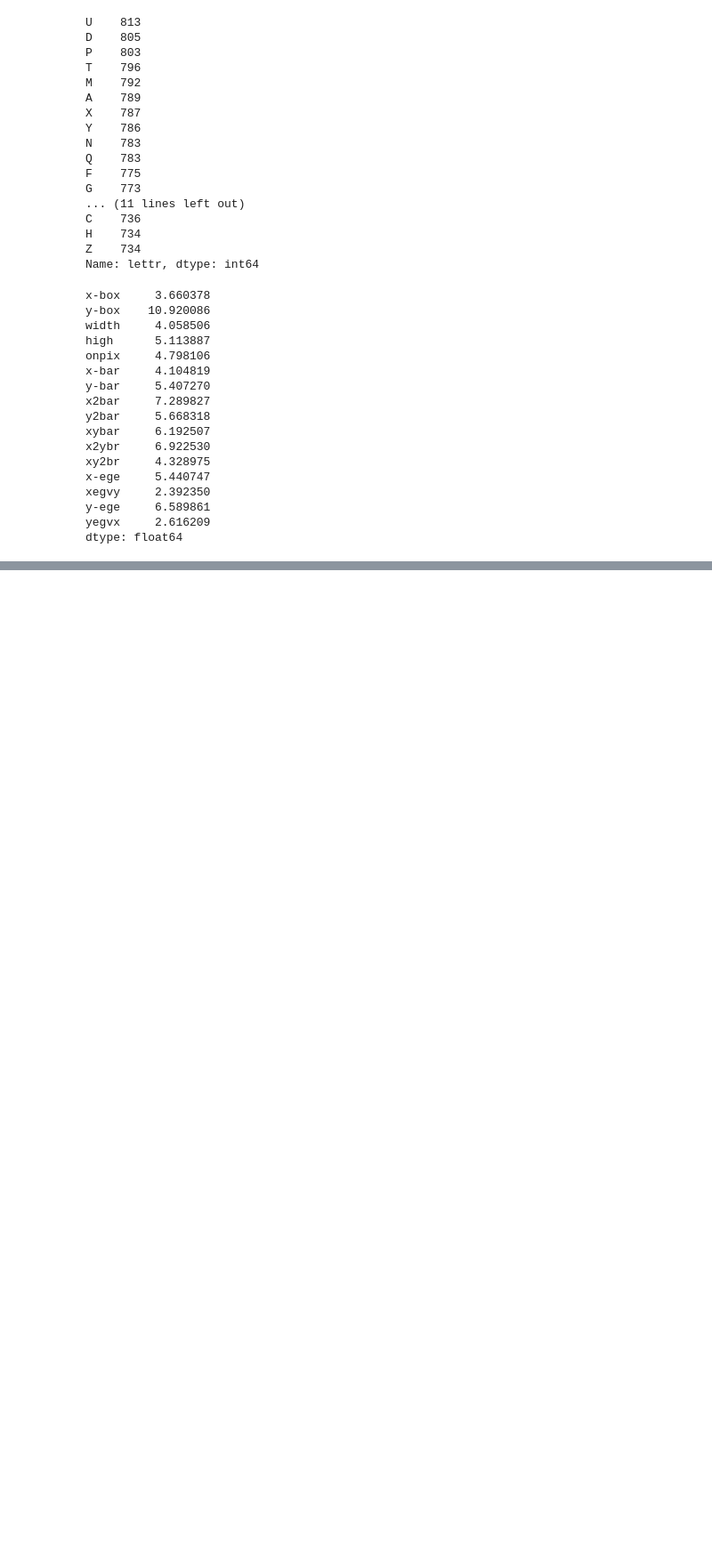
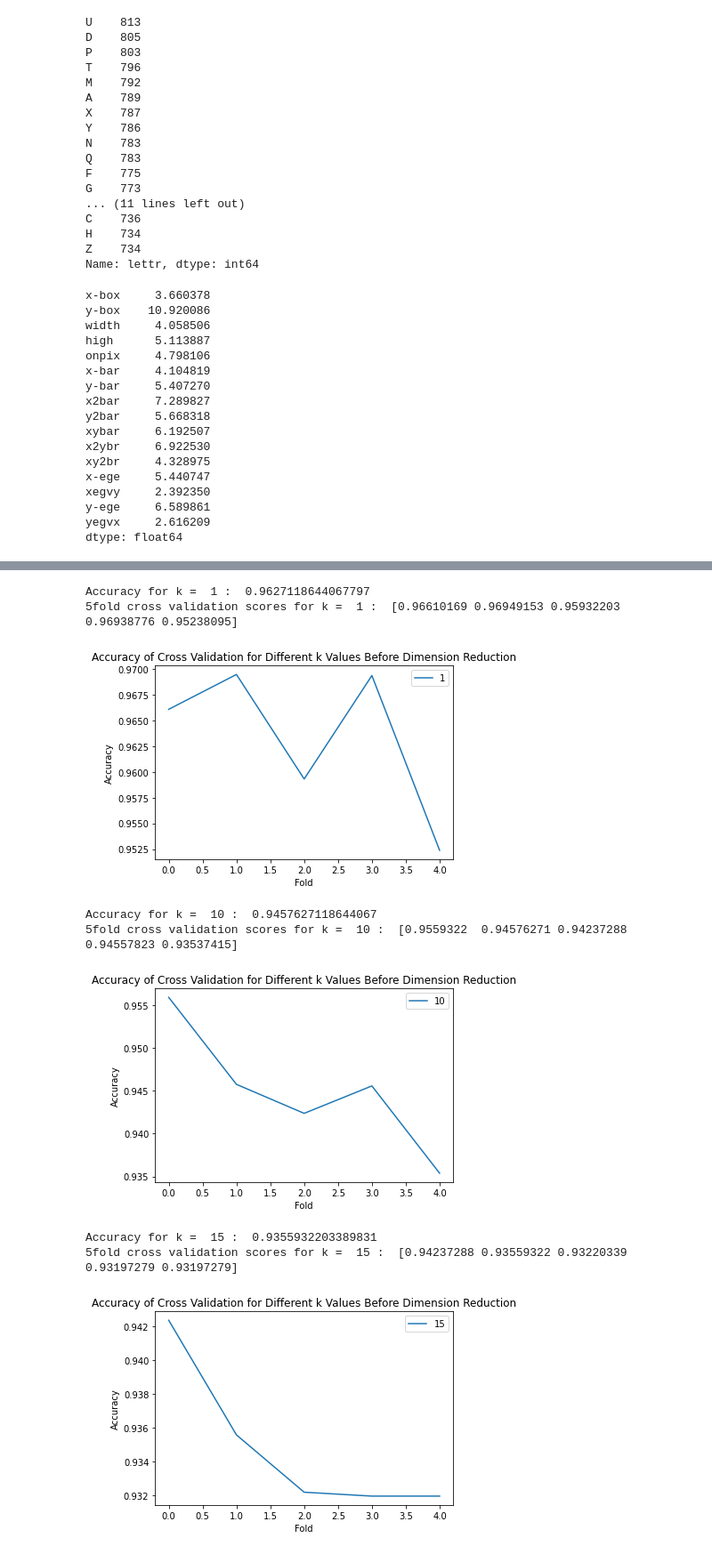
Before and after one commit to bendjko/514A-Programming-Assignment-2, a Jupyter notebook: main.ipynb, the cells around one changed output, grey strips where cells are left out. Shown at 89% size. Drawn from its saved outputs; the diff is of its cells as text; code cells hidden in the pictures; blank space fills up the shorter version.

```diff
--- a/main.ipynb
+++ b/main.ipynb
@@ -125,0 +282,38 @@ dtype: float64
+# %%
+from sklearn.neighbors import KNeighborsClassifier
+from sklearn.model_selection import cross_val_score
+from sklearn.model_selection import train_test_split
+from sklearn.metrics import accuracy_score
+
+# split data into training and testing
+X_train, X_test, y_train, y_test = train_test_split(X, y, test_size=0.20)
+
+#test different k values
+k_values = [1, 5, 10, 15, 20]
+
+for i in k_values:
+    clf = KNeighborsClassifier(n_neighbors=i)
+    clf.fit(X_train, y_train)
+    y_pred = clf.predict(X_test)
+    print("Accuracy for k = ", i, ": ", accuracy_score(y_test, y_pred))
+    # 5fold cross validation
+    scores = cross_val_score(clf, X, y, cv=5)
+    print("5fold cross validation scores for k = ", i, ": ", scores)
+    #plot accuracy of cross validation for each fold
+    # show k in the plot
+    plt.plot(scores, label=i)
+    plt.legend()
+    plt.xlabel("Fold")
+    plt.ylabel("Accuracy")
+    plt.title("Accuracy of Cross Validation for Different k Values Before Dimension Reduction")
+    plt.show()
+# %% [output]
+Accuracy for k =  1 :  0.9627118644067797
+5fold cross validation scores for k =  1 :  [0.96610169 0.96949153 0.95932203 0.96938776 0.95238095]
+[figure, added]
+Accuracy for k =  10 :  0.9457627118644067
+5fold cross validation scores for k =  10 :  [0.9559322  0.94576271 0.94237288 0.94557823 0.93537415]
+[figure, added]
+Accuracy for k =  15 :  0.9355932203389831
+5fold cross validation scores for k =  15 :  [0.94237288 0.93559322 0.93220339 0.93197279 0.93197279]
+[figure, added]
```
Also changed, not shown: parts of 22 cells of this notebook, 1 other file.
